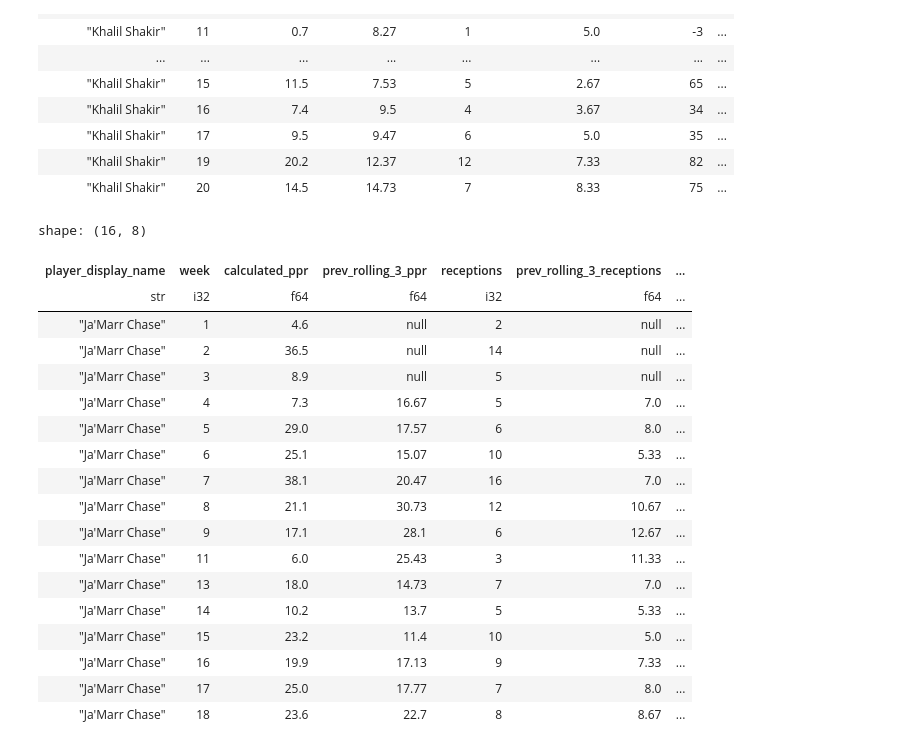
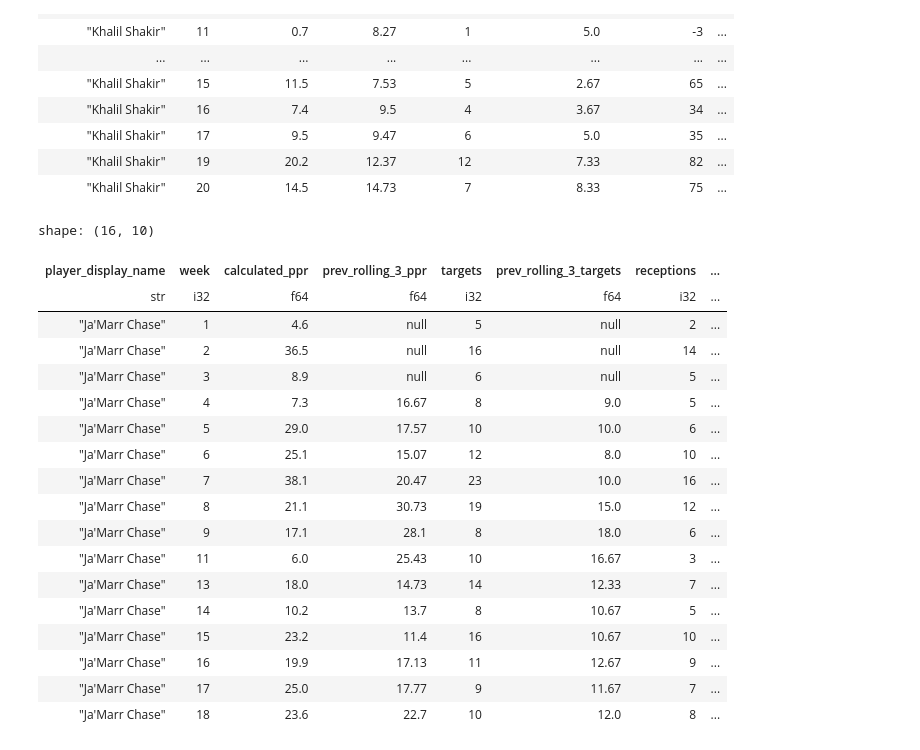
Before and after one commit to samarthsarda9/fantasy-football-project, a Jupyter notebook: notebooks/01_explore_data.ipynb, the cells around one changed output. Cells and saved outputs as stored; diff of their text form; code cells hidden in the pictures.

```diff
--- a/notebooks/01_explore_data.ipynb
+++ b/notebooks/01_explore_data.ipynb
@@ -540,50 +543,59 @@ player_prediction_features = (
         .round(2)
         .over("player_display_name")
         .alias("prev_rolling_3_ppr"),
+
+        pl.col("targets")
+        .shift(1)
+        .rolling_mean(window_size=3)
+        .round(2)
+        .over("player_display_name")
+        .alias("prev_rolling_3_targets"),
 
         pl.col("receptions")
         .shift(1)
         .rolling_mean(window_size=3)
         .round(2)
         .over("player_display_name")
         .alias("prev_rolling_3_receptions"),
 
         pl.col("receiving_yards")
         .shift(1)
         .rolling_mean(window_size=3)
         .round(2)
         .over("player_display_name")
         .alias("prev_rolling_3_receiving_yards")
     )
 )
 
 player_prediction_features.filter(pl.col('player_display_name') == 'Ja\'Marr Chase').select([
     'player_display_name',
     'week',
     'calculated_ppr',
     'prev_rolling_3_ppr',
+    'targets',
+    'prev_rolling_3_targets',
     'receptions',
     'prev_rolling_3_receptions',
     'receiving_yards',
     'prev_rolling_3_receiving_yards'
 ]).sort('week')
 # %% [output]
-shape: (16, 8)
+shape: (16, 10)
-| player_display_name | week | calculated_ppr | prev_rolling_3_ppr | receptions | prev_rolling_3_receptions | ... |
-| str | i32 | f64 | f64 | i32 | f64 | ... |
-| "Ja'Marr Chase" | 1 | 4.6 | null | 2 | null | ... |
-| "Ja'Marr Chase" | 2 | 36.5 | null | 14 | null | ... |
-| "Ja'Marr Chase" | 3 | 8.9 | null | 5 | null | ... |
-| "Ja'Marr Chase" | 4 | 7.3 | 16.67 | 5 | 7.0 | ... |
-| "Ja'Marr Chase" | 5 | 29.0 | 17.57 | 6 | 8.0 | ... |
-| "Ja'Marr Chase" | 6 | 25.1 | 15.07 | 10 | 5.33 | ... |
-| "Ja'Marr Chase" | 7 | 38.1 | 20.47 | 16 | 7.0 | ... |
-| "Ja'Marr Chase" | 8 | 21.1 | 30.73 | 12 | 10.67 | ... |
-| "Ja'Marr Chase" | 9 | 17.1 | 28.1 | 6 | 12.67 | ... |
-| "Ja'Marr Chase" | 11 | 6.0 | 25.43 | 3 | 11.33 | ... |
-| "Ja'Marr Chase" | 13 | 18.0 | 14.73 | 7 | 7.0 | ... |
-| "Ja'Marr Chase" | 14 | 10.2 | 13.7 | 5 | 5.33 | ... |
-| "Ja'Marr Chase" | 15 | 23.2 | 11.4 | 10 | 5.0 | ... |
-| "Ja'Marr Chase" | 16 | 19.9 | 17.13 | 9 | 7.33 | ... |
-| "Ja'Marr Chase" | 17 | 25.0 | 17.77 | 7 | 8.0 | ... |
-| "Ja'Marr Chase" | 18 | 23.6 | 22.7 | 8 | 8.67 | ... |
+| player_display_name | week | calculated_ppr | prev_rolling_3_ppr | targets | prev_rolling_3_targets | receptions | ... |
+| str | i32 | f64 | f64 | i32 | f64 | i32 | ... |
+| "Ja'Marr Chase" | 1 | 4.6 | null | 5 | null | 2 | ... |
+| "Ja'Marr Chase" | 2 | 36.5 | null | 16 | null | 14 | ... |
+| "Ja'Marr Chase" | 3 | 8.9 | null | 6 | null | 5 | ... |
+| "Ja'Marr Chase" | 4 | 7.3 | 16.67 | 8 | 9.0 | 5 | ... |
+| "Ja'Marr Chase" | 5 | 29.0 | 17.57 | 10 | 10.0 | 6 | ... |
+| "Ja'Marr Chase" | 6 | 25.1 | 15.07 | 12 | 8.0 | 10 | ... |
+| "Ja'Marr Chase" | 7 | 38.1 | 20.47 | 23 | 10.0 | 16 | ... |
+| "Ja'Marr Chase" | 8 | 21.1 | 30.73 | 19 | 15.0 | 12 | ... |
+| "Ja'Marr Chase" | 9 | 17.1 | 28.1 | 8 | 18.0 | 6 | ... |
+| "Ja'Marr Chase" | 11 | 6.0 | 25.43 | 10 | 16.67 | 3 | ... |
+| "Ja'Marr Chase" | 13 | 18.0 | 14.73 | 14 | 12.33 | 7 | ... |
+| "Ja'Marr Chase" | 14 | 10.2 | 13.7 | 8 | 10.67 | 5 | ... |
+| "Ja'Marr Chase" | 15 | 23.2 | 11.4 | 16 | 10.67 | 10 | ... |
+| "Ja'Marr Chase" | 16 | 19.9 | 17.13 | 11 | 12.67 | 9 | ... |
+| "Ja'Marr Chase" | 17 | 25.0 | 17.77 | 9 | 11.67 | 7 | ... |
+| "Ja'Marr Chase" | 18 | 23.6 | 22.7 | 10 | 12.0 | 8 | ... |
```
Also changed, not shown: parts of 6 cells of this notebook, 1 other file.
